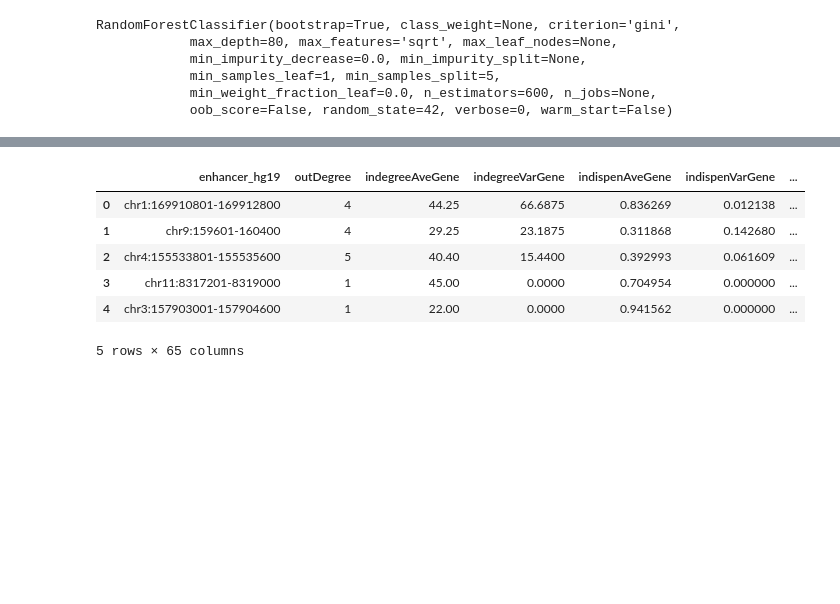
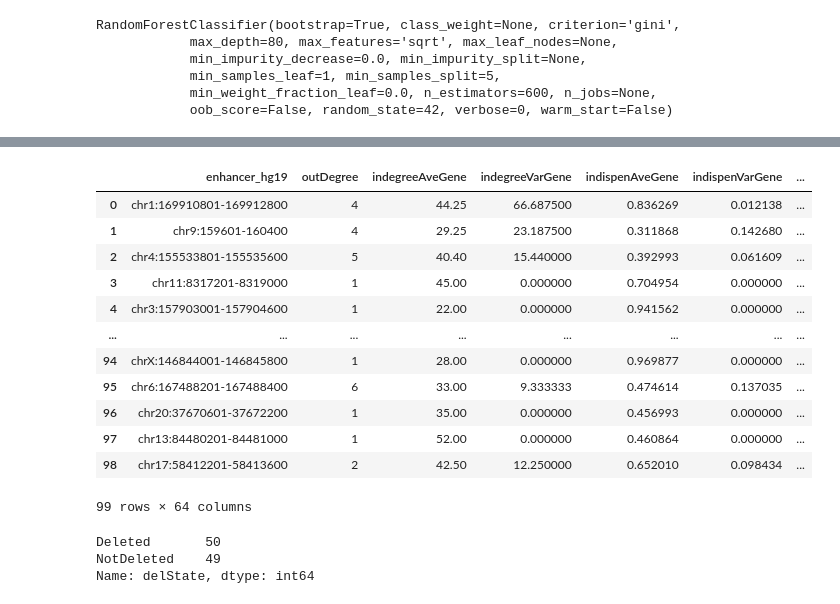
Before and after one commit to petermchale/lofTolEnhancers, a Jupyter notebook: a.ipynb, the cells around one changed output, grey strips where cells are left out. Saved outputs shown, nothing was run; the diff lists cells and outputs as text; code cells hidden in the pictures; blank space fills up the shorter version.

```diff
--- a/a.ipynb
+++ b/a.ipynb
@@ -35,7 +38,10 @@ def read_train_network_features():
   X['enhancer_hg19'] = X['enhancer_hg19'].apply(make_unit_offset)
   return X
 
+pd.set_option('display.max_columns', 200)
+pd.set_option('display.max_rows', 10)
+
 DATA = read_train_network_features()
-DATA.head()
+DATA
 # %% [output]
 |  | enhancer_hg19 | outDegree | indegreeAveGene | indegreeVarGene | indispenAveGene | indispenVarGene | ... |
@@ -65,14 +84,26 @@ read_train_labels().head()
 # %%
-DATA = DATA.merge(read_train_labels(), on='enhancer_hg19')
-DATA.head()
+DATA = DATA.merge(read_train_labels(), on='enhancer_hg19', how='inner')
+DATA
 # %% [output]
 |  | enhancer_hg19 | outDegree | indegreeAveGene | indegreeVarGene | indispenAveGene | indispenVarGene | ... |
-| 0 | chr1:169910801-169912800 | 4 | 44.25 | 66.6875 | 0.836269 | 0.012138 | ... |
-| 1 | chr9:159601-160400 | 4 | 29.25 | 23.1875 | 0.311868 | 0.142680 | ... |
-| 2 | chr4:155533801-155535600 | 5 | 40.40 | 15.4400 | 0.392993 | 0.061609 | ... |
-| 3 | chr11:8317201-8319000 | 1 | 45.00 | 0.0000 | 0.704954 | 0.000000 | ... |
-| 4 | chr3:157903001-157904600 | 1 | 22.00 | 0.0000 | 0.941562 | 0.000000 | ... |
+| 0 | chr1:169910801-169912800 | 4 | 44.25 | 66.687500 | 0.836269 | 0.012138 | ... |
+| 1 | chr9:159601-160400 | 4 | 29.25 | 23.187500 | 0.311868 | 0.142680 | ... |
+| 2 | chr4:155533801-155535600 | 5 | 40.40 | 15.440000 | 0.392993 | 0.061609 | ... |
+| 3 | chr11:8317201-8319000 | 1 | 45.00 | 0.000000 | 0.704954 | 0.000000 | ... |
+| 4 | chr3:157903001-157904600 | 1 | 22.00 | 0.000000 | 0.941562 | 0.000000 | ... |
+| ... | ... | ... | ... | ... | ... | ... | ... |
+| 94 | chrX:146844001-146845800 | 1 | 28.00 | 0.000000 | 0.969877 | 0.000000 | ... |
+| 95 | chr6:167488201-167488400 | 6 | 33.00 | 9.333333 | 0.474614 | 0.137035 | ... |
+| 96 | chr20:37670601-37672200 | 1 | 35.00 | 0.000000 | 0.456993 | 0.000000 | ... |
+| 97 | chr13:84480201-84481000 | 1 | 52.00 | 0.000000 | 0.460864 | 0.000000 | ... |
+| 98 | chr17:58412201-58413600 | 2 | 42.50 | 12.250000 | 0.652010 | 0.098434 | ... |
-5 rows × 65 columns
+99 rows × 64 columns
+# %%
+DATA['delState'].value_counts()
+# %% [output]
+Deleted       50
+NotDeleted    49
+Name: delState, dtype: int64
 # %%
 def read_training_positives_intersect_chen_windows():
   # {CONSTRAINT_TOOLS}/download-process-data/khurana/README.md
```
Also changed, not shown: parts of 15 cells of this notebook.
